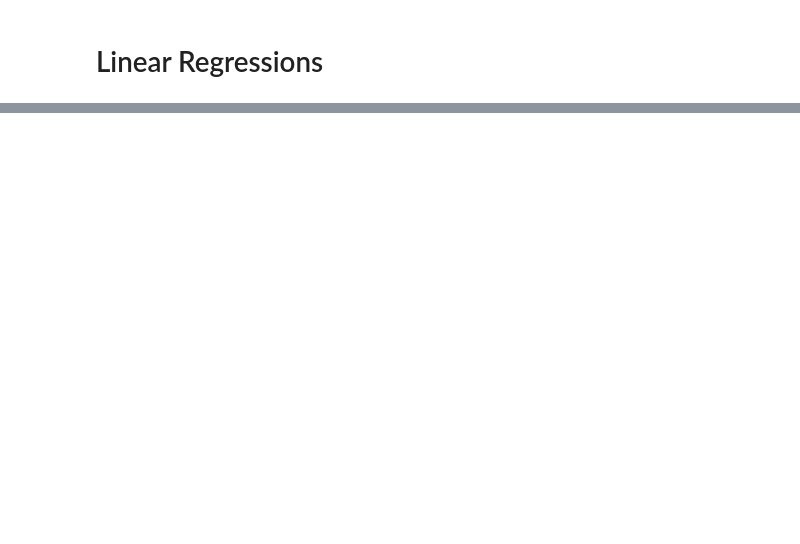
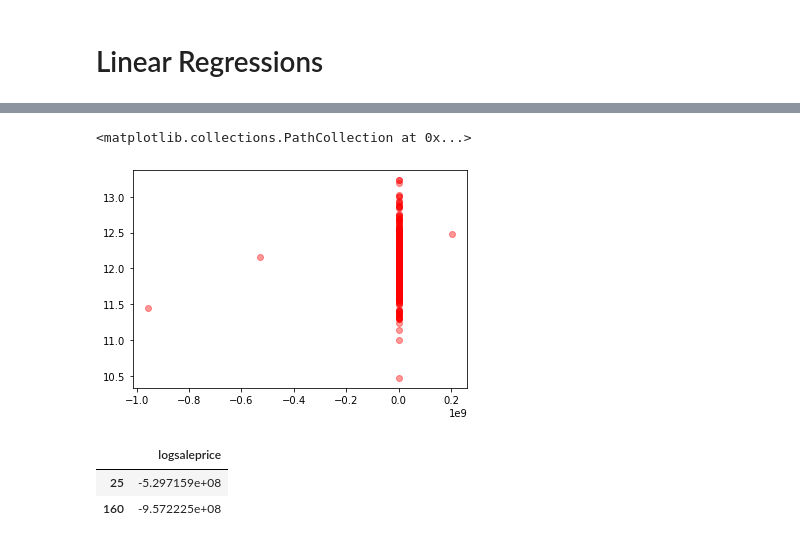
Before and after one commit to tdchoi7/ML_Project_Self, a Jupyter notebook: ML_HousingPrice_ModelTraining_LinearRegressions.ipynb, the cells around one changed output, grey strips where cells are left out. Cells and saved outputs as stored; diff of their text form; code cells hidden in the pictures; blank space fills up the shorter version.

```diff
--- a/ML_HousingPrice_ModelTraining_LinearRegressions.ipynb
+++ b/ML_HousingPrice_ModelTraining_LinearRegressions.ipynb
@@ -654,35 +2,0 @@ dtype: float64
-# %%
-state = 0
-l_scores = []
-train_rmse = []
-test_rmse = []
-best_par_list = []
-
-xtrain, xtest, ytrain, ytest = ms.train_test_split(hp_lasso_reduced_01,
-                                                   hp_logsaleprice_noOutliers,
-                                                   test_size=0.2,
-                                                   random_state=state)
-ytrain = ytrain.values.flatten()
-lm = LinearRegression()
-n_folds = ms.KFold(n_splits=5, random_state=state, shuffle=True)
-fitintercept = [True, False]
-gparam_mlr = {'fit_intercept': fitintercept,
-              'normalize': norm}
-gs_mlr = ms.GridSearchCV(lm, gparam_mlr, cv=n_folds, refit=True, n_jobs=-1,
-                      scoring='neg_root_mean_squared_error', return_train_score=True)
-
-gs_mlr.fit(xtrain, ytrain)
-
-l_scores.append(gs_mlr.best_estimator_.score(xtrain, ytrain))
-train_rmse.append(rmse(gs_mlr, ytrain, xtrain))
-test_rmse.append(rmse(gs_mlr, ytest, xtest))
-best_par_list.append(gs_mlr.best_params_)
-
-diff_rmse = np.subtract(train_rmse, test_rmse)
-lm_list_results = [l_scores, train_rmse, test_rmse, diff_rmse]
-lm_res_df = pd.DataFrame(lm_list_results).T
-lm_res_df.columns = ['Scores', 'TrainRMSE', 'TestRMSE', 'DiffRMSE']
-best_par_df = pd.DataFrame(best_par_list)
-lm_res_df_sel2 = pd.concat([lm_res_df, best_par_df], axis=1, sort=False)
-
-lm_res_df_sel2
@@ -796,0 +147,19 @@ AttributeError: 'Lasso' object has no attribute 'best_es'
+# %%
+plt.scatter(gs_mlr_1.best_estimator_.predict(xtest_full), ytest_full, color='red', alpha=0.4)
+
+# might not just be overfitting:
+    # in training set:
+        # example - 4 bedrooms w/ high price
+        # might encounter a datapoint that doesn't have exposure to a certain value of a feature
+# %% [output]
+<matplotlib.collections.PathCollection at 0x...>
+[figure, added]
+# %%
+test_df = pd.DataFrame(gs_mlr_1.best_estimator_.predict(xtest_full))
+test_df.columns = ['logsaleprice']
+
+test_df[(test_df['logsaleprice']<0)]
+# %% [output]
+|  | logsaleprice |
+| 25 | -5.297159e+08 |
+| 160 | -9.572225e+08 |
```
Also changed, not shown: parts of 103 cells of this notebook.
